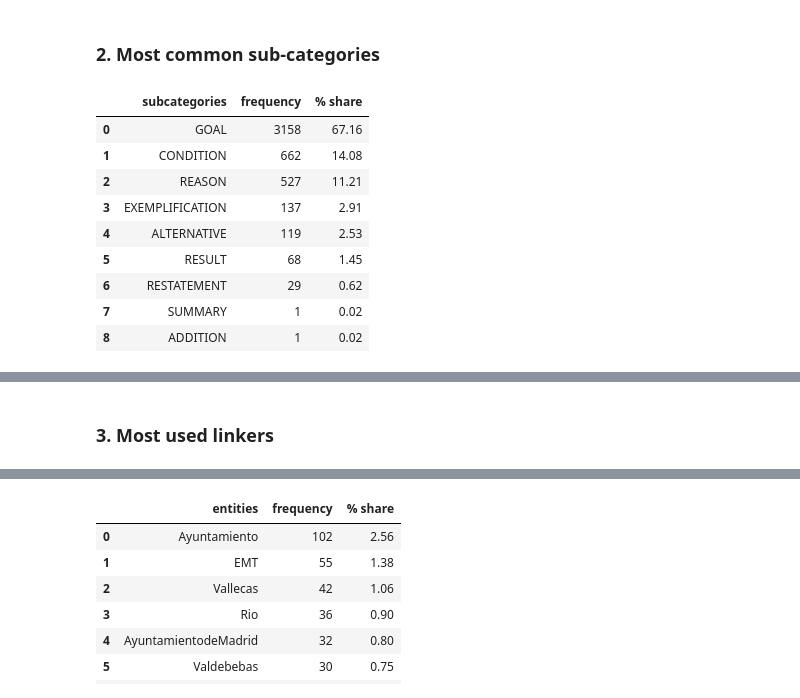
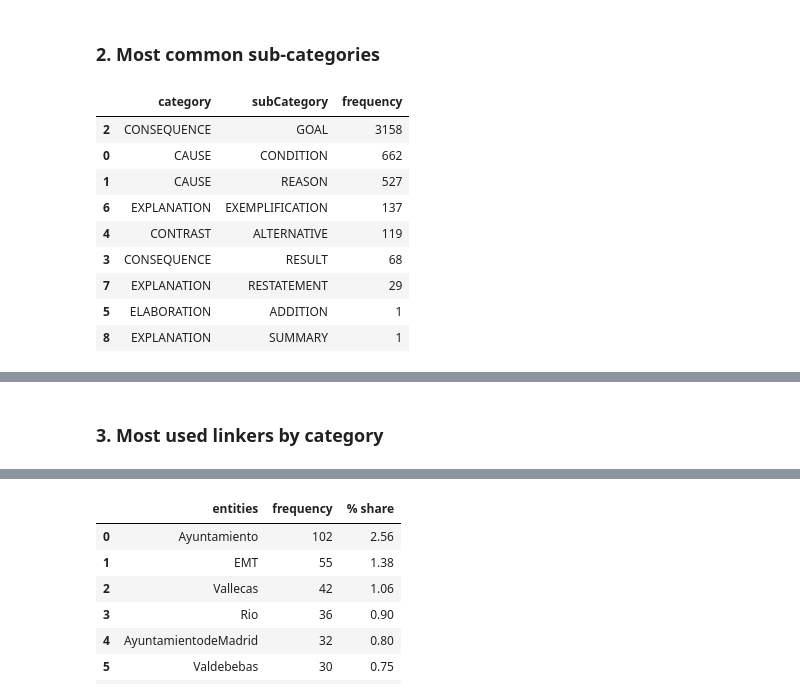
Before and after one commit to argrecsys/arg-miner, a Jupyter notebook: analysis/DataAnalysis.ipynb, the cells around one changed output, grey strips where cells are left out. Drawn from its saved outputs; the diff is of its cells as text; code cells hidden in the pictures.

```diff
--- a/analysis/DataAnalysis.ipynb
+++ b/analysis/DataAnalysis.ipynb
@@ -88,10 +88,7 @@ doc_list[0]
 # Local variables
 n_top = 20
 topic_filter = ""
-categories = Counter()
-sub_categories = Counter()
-linkers = Counter()
-relations = Counter()
+ls_linkers = []
 entities = Counter()
 nouns = Counter()
 main_verbs = Counter()
@@ -102,10 +99,7 @@ for doc in doc_list:
 
         # Linker data
         doc_linker = doc["linker"]
-        categories[doc_linker["category"]] += 1
-        sub_categories[doc_linker["subCategory"]] += 1
-        linkers[doc_linker["linker"]] += 1
-        relations[doc_linker["relationType"]] += 1
+        ls_linkers.append([doc_linker["category"], doc_linker["subCategory"], doc_linker["linker"], doc_linker["relationType"]])
 
         # Entities data
         entities_set = set(doc["claim"]["entities"] + doc["majorClaim"]["entities"] + doc["premise"]["entities"])
@@ -120,3 +114,7 @@ for doc in doc_list:
         # Verbs data
         if doc["mainVerb"] != None:
             main_verbs[doc["mainVerb"].lower()] += 1
+# %%
+# Cooking linkers dataframe
+df_linkers = pd.DataFrame(ls_linkers, columns=["category", "subCategory", "linker", "relationType"])
+df_linkers.head(10)
@@ -148,21 +158,21 @@ plot_bar_chart(df, x_var, y_var, title)
 ### 2. Most common sub-categories
 # %%
 # Cooking dataframe
-top_sub_categories = sub_categories.most_common(n_top)
-df = pd.DataFrame.from_records(top_sub_categories, columns = ['subcategories', 'frequency'])
-df["% share"] = round(100.0 * df["frequency"] / sum(sub_categories.values()), 2)
+df = df_linkers.groupby(['category', 'subCategory']).size().reset_index(name='counts')
+df.rename(columns={'counts': 'frequency'}, inplace=True)
+df.sort_values(by='frequency', ascending=False, inplace=True)
 df.head(10)
 # %% [output]
-|  | subcategories | frequency | % share |
-| 0 | GOAL | 3158 | 67.16 |
-| 1 | CONDITION | 662 | 14.08 |
-| 2 | REASON | 527 | 11.21 |
-| 3 | EXEMPLIFICATION | 137 | 2.91 |
-| 4 | ALTERNATIVE | 119 | 2.53 |
-| 5 | RESULT | 68 | 1.45 |
-| 6 | RESTATEMENT | 29 | 0.62 |
-| 7 | SUMMARY | 1 | 0.02 |
-| 8 | ADDITION | 1 | 0.02 |
+|  | category | subCategory | frequency |
+| 2 | CONSEQUENCE | GOAL | 3158 |
+| 0 | CAUSE | CONDITION | 662 |
+| 1 | CAUSE | REASON | 527 |
+| 6 | EXPLANATION | EXEMPLIFICATION | 137 |
+| 4 | CONTRAST | ALTERNATIVE | 119 |
+| 3 | CONSEQUENCE | RESULT | 68 |
+| 7 | EXPLANATION | RESTATEMENT | 29 |
+| 5 | ELABORATION | ADDITION | 1 |
+| 8 | EXPLANATION | SUMMARY | 1 |
 # %%
 # Plot top N most used sub-categories
 x_var = 'frequency'
@@ -172,6 +183,6 @@ plot_bar_chart(df, x_var, y_var, title)
 # %% [output]
 [interactive output not drawn]
 # %% [markdown]
-### 3. Most used linkers
+### 3. Most used linkers by category
 # %%
 # Cooking dataframe
```
Also changed, not shown: parts of 16 cells of this notebook, 1 other file.
